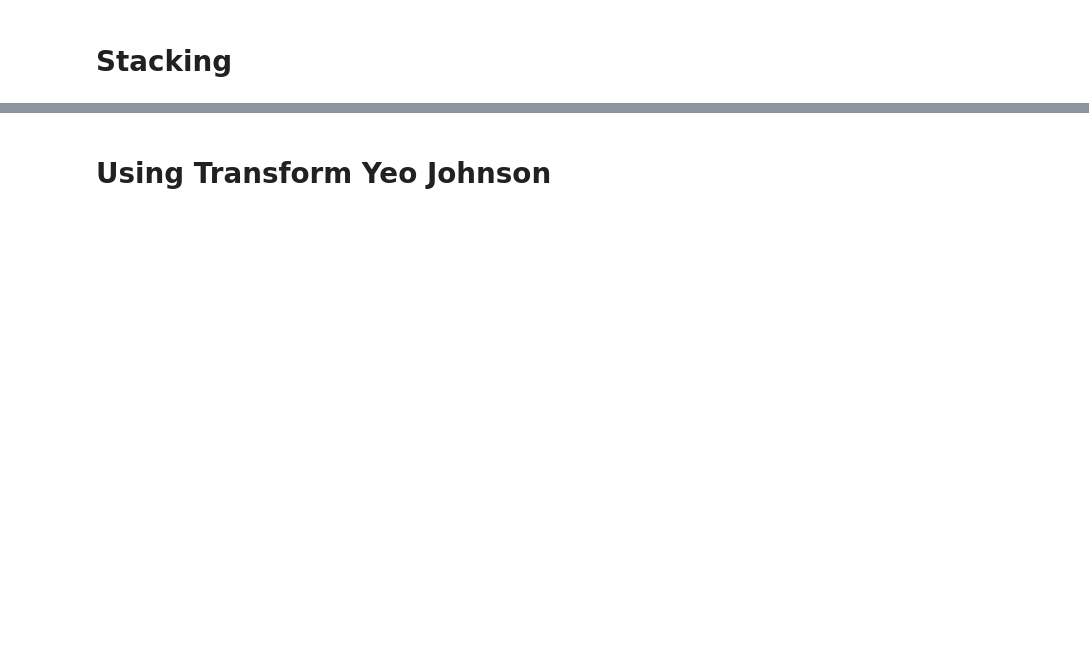
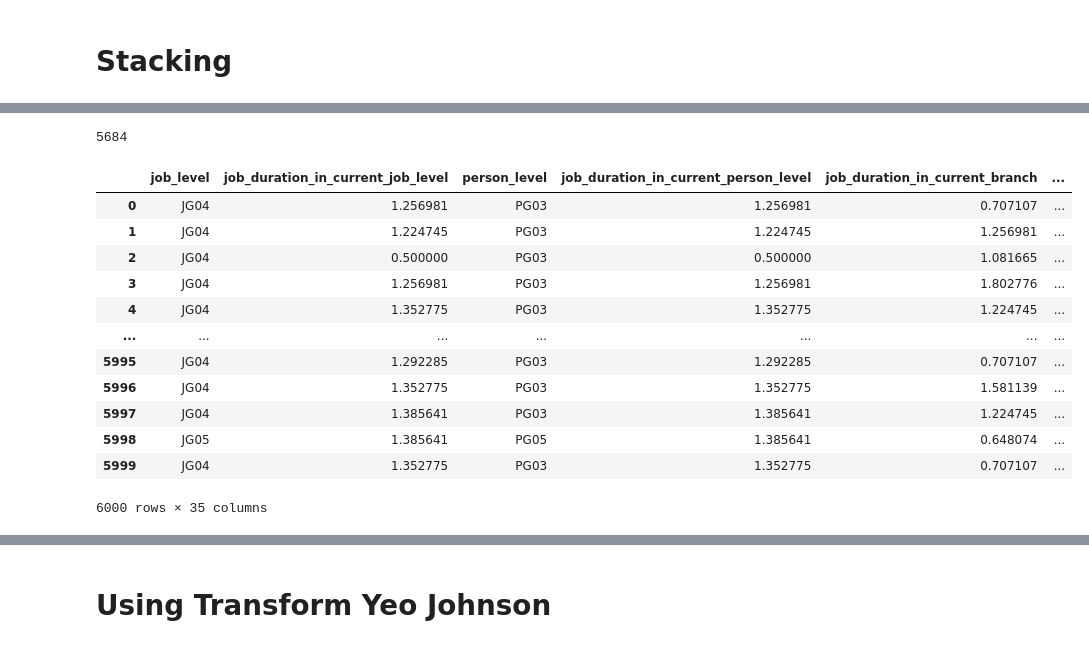
Before and after one commit to andreasmmadjiah/People-Analytics, a Jupyter notebook: BRI.ipynb, the cells around one changed output, grey strips where cells are left out. Saved outputs shown, nothing was run; the diff lists cells and outputs as text; code cells hidden in the pictures; blank space fills up the shorter version.

```diff
--- a/BRI.ipynb
+++ b/BRI.ipynb
@@ -2286,0 +2996,21 @@ PRec Rec AUC average : [0.85336452 0.18918919] [0.99684741 0.00427611] <==> 0.50
+# %%
+5684
+0.5699619686921529
+# %% [output]
+5684
+# %%
+data_test
+# %% [output]
+|  | job_level | job_duration_in_current_job_level | person_level | job_duration_in_current_person_level | job_duration_in_current_branch | ... |
+| 0 | JG04 | 1.256981 | PG03 | 1.256981 | 0.707107 | ... |
+| 1 | JG04 | 1.224745 | PG03 | 1.224745 | 1.256981 | ... |
+| 2 | JG04 | 0.500000 | PG03 | 0.500000 | 1.081665 | ... |
+| 3 | JG04 | 1.256981 | PG03 | 1.256981 | 1.802776 | ... |
+| 4 | JG04 | 1.352775 | PG03 | 1.352775 | 1.224745 | ... |
+| ... | ... | ... | ... | ... | ... | ... |
+| 5995 | JG04 | 1.292285 | PG03 | 1.292285 | 0.707107 | ... |
+| 5996 | JG04 | 1.352775 | PG03 | 1.352775 | 1.581139 | ... |
+| 5997 | JG04 | 1.385641 | PG03 | 1.385641 | 1.224745 | ... |
+| 5998 | JG05 | 1.385641 | PG05 | 1.385641 | 0.648074 | ... |
+| 5999 | JG04 | 1.352775 | PG03 | 1.352775 | 0.707107 | ... |
+6000 rows × 35 columns
```
Also changed, not shown: parts of 45 cells of this notebook, 2 other files.
